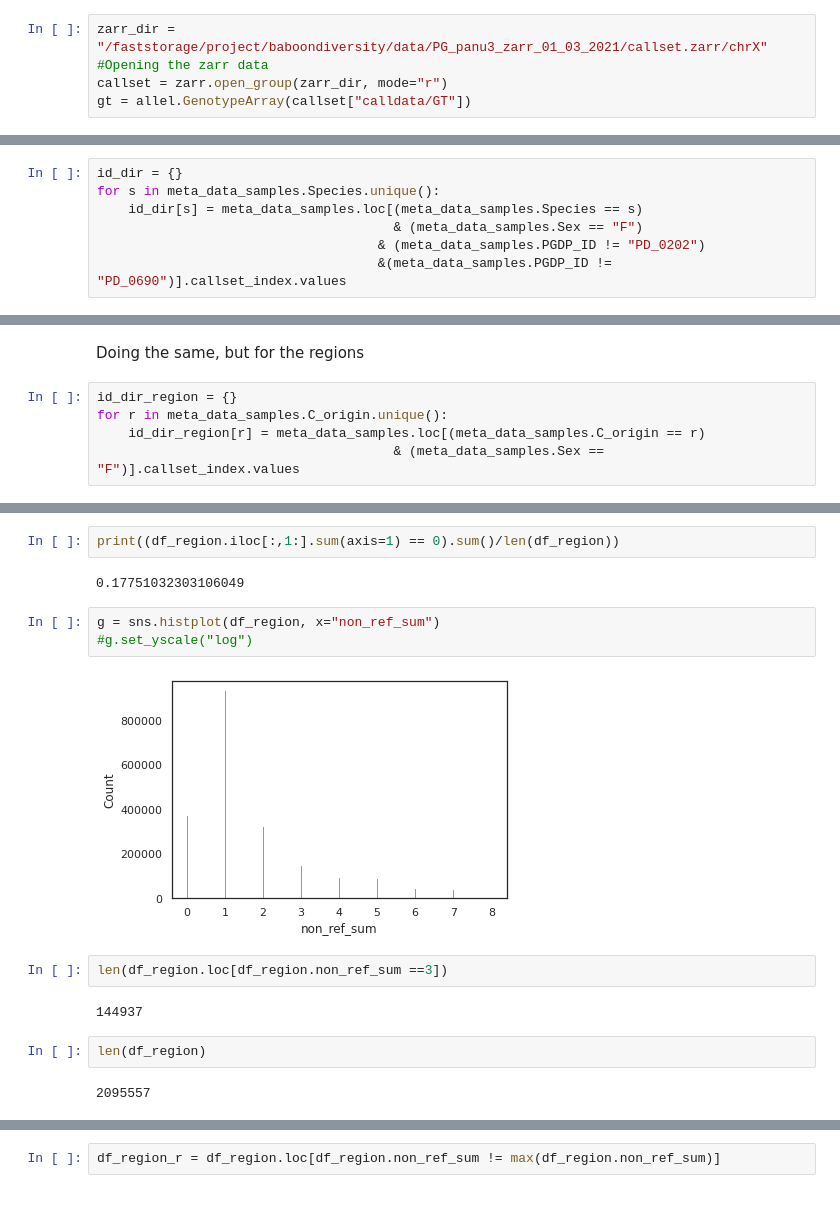
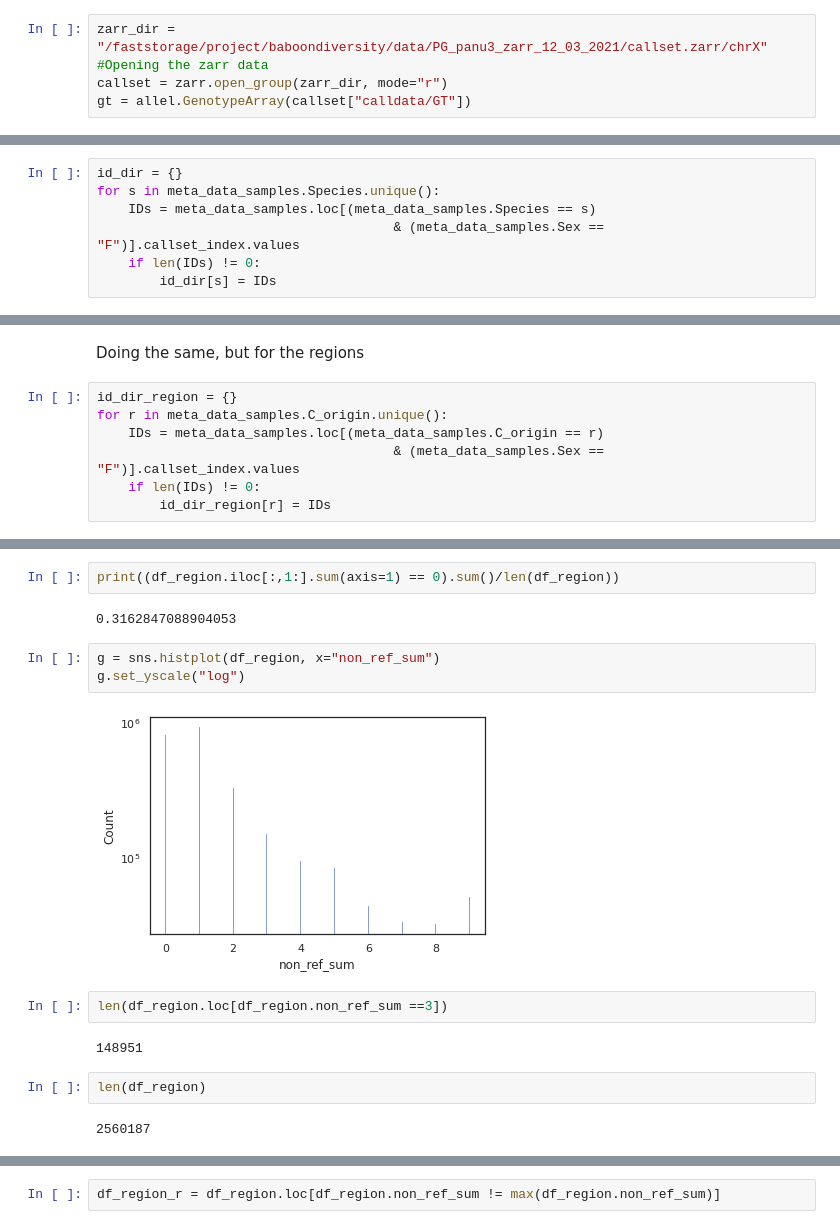
Before and after one commit to erikfogh/baboon_analysis, a Jupyter notebook: notebooks/snf01_shared_non_ref_groupings.ipynb, the cells around one changed output, grey strips where cells are left out. Cells and saved outputs as stored; diff of their text form.

Commit message:
Redone with more samples

```diff
--- a/notebooks/snf01_shared_non_ref_groupings.ipynb
+++ b/notebooks/snf01_shared_non_ref_groupings.ipynb
@@ -5,7 +5,7 @@ First run I will do without any filtering, that might come later after a deeper
 # %%
 meta_data_samples = pd.read_table("../data/metadata_with_x_missing.txt", sep=" ")
 # %%
-zarr_dir = "/faststorage/project/baboondiversity/data/PG_panu3_zarr_01_03_2021/callset.zarr/chrX"
+zarr_dir = "/faststorage/project/baboondiversity/data/PG_panu3_zarr_12_03_2021/callset.zarr/chrX"
 #Opening the zarr data
 callset = zarr.open_group(zarr_dir, mode="r")
 gt = allel.GenotypeArray(callset["calldata/GT"])
@@ -25,10 +25,10 @@ First for the whole X (including PAR here), then for regions
 # %%
 id_dir = {}
 for s in meta_data_samples.Species.unique():
-    id_dir[s] = meta_data_samples.loc[(meta_data_samples.Species == s)
-                                      & (meta_data_samples.Sex == "F")
-                                    & (meta_data_samples.PGDP_ID != "PD_0202")
-                                    &(meta_data_samples.PGDP_ID != "PD_0690")].callset_index.values
+    IDs = meta_data_samples.loc[(meta_data_samples.Species == s)
+                                      & (meta_data_samples.Sex == "F")].callset_index.values
+    if len(IDs) != 0:
+        id_dir[s] = IDs
 # %%
 id_dir
 # %% [output]
@@ -156,8 +156,10 @@ Doing the same, but for the regions
 # %%
 id_dir_region = {}
 for r in meta_data_samples.C_origin.unique():
-    id_dir_region[r] = meta_data_samples.loc[(meta_data_samples.C_origin == r)
+    IDs = meta_data_samples.loc[(meta_data_samples.C_origin == r)
                                       & (meta_data_samples.Sex == "F")].callset_index.values
+    if len(IDs) != 0:
+        id_dir_region[r] = IDs
 # %%
 id_dir_region
 # %% [output]
@@ -204,20 +209,20 @@ Kindae, Zambia
 # %%
 print((df_region.iloc[:,1:].sum(axis=1) == 0).sum()/len(df_region))
 # %% [output]
-0.17751032303106049
+0.3162847088904053
 # %%
 g = sns.histplot(df_region, x="non_ref_sum")
-#g.set_yscale("log")
+g.set_yscale("log")
 # %% [output]
-[figure, old version]
+[figure, new version]
 # %%
 len(df_region.loc[df_region.non_ref_sum ==3])
 # %% [output]
-144937
+148951
 # %%
 len(df_region)
 # %% [output]
-2095557
+2560187
 # %%
 pd.DataFrame(df_region["non_ref_sum"].value_counts()).sort_index()
 # %% [output]
```
Also changed, not shown: parts of 17 cells of this notebook, 50 other files.
